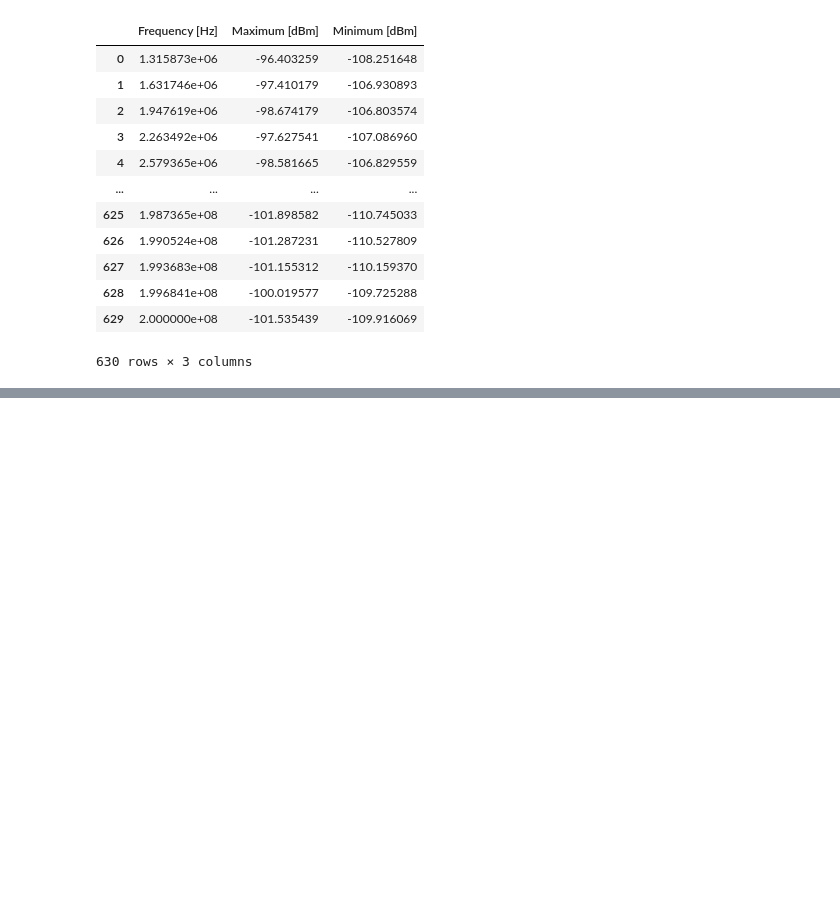
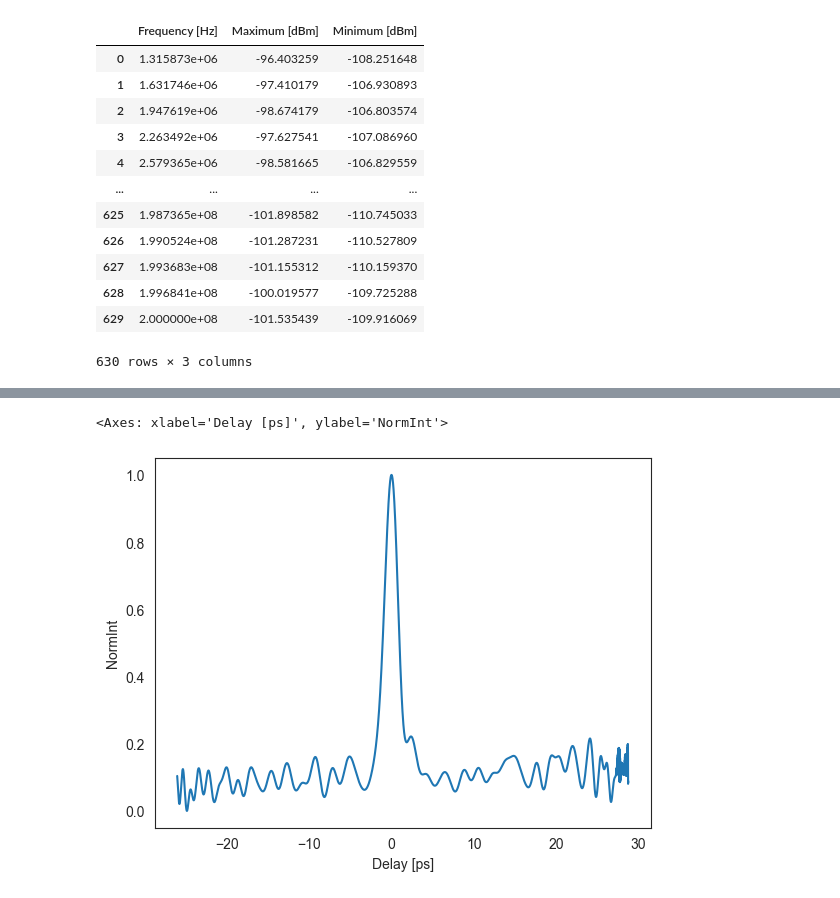
Before and after one commit to NiwEoj/Graph-o-matic-6000, a Jupyter notebook: graphs.ipynb, the cells around one changed output, grey strips where cells are left out. Saved outputs shown, nothing was run; the diff lists cells and outputs as text; code cells hidden in the pictures; blank space fills up the shorter version.

Commit message:
plot graphs

```diff
--- a/graphs.ipynb
+++ b/graphs.ipynb
@@ -185,0 +196,6 @@ dataframes_list[2].plot()
+# %%
+sns.set_style("white")
+sns.lineplot(dataframes_list[0],x="Delay [ps]",y="NormInt")
+# %% [output]
+<Axes: xlabel='Delay [ps]', ylabel='NormInt'>
+[figure, added]
```
Also changed, not shown: parts of 2 cells of this notebook.
